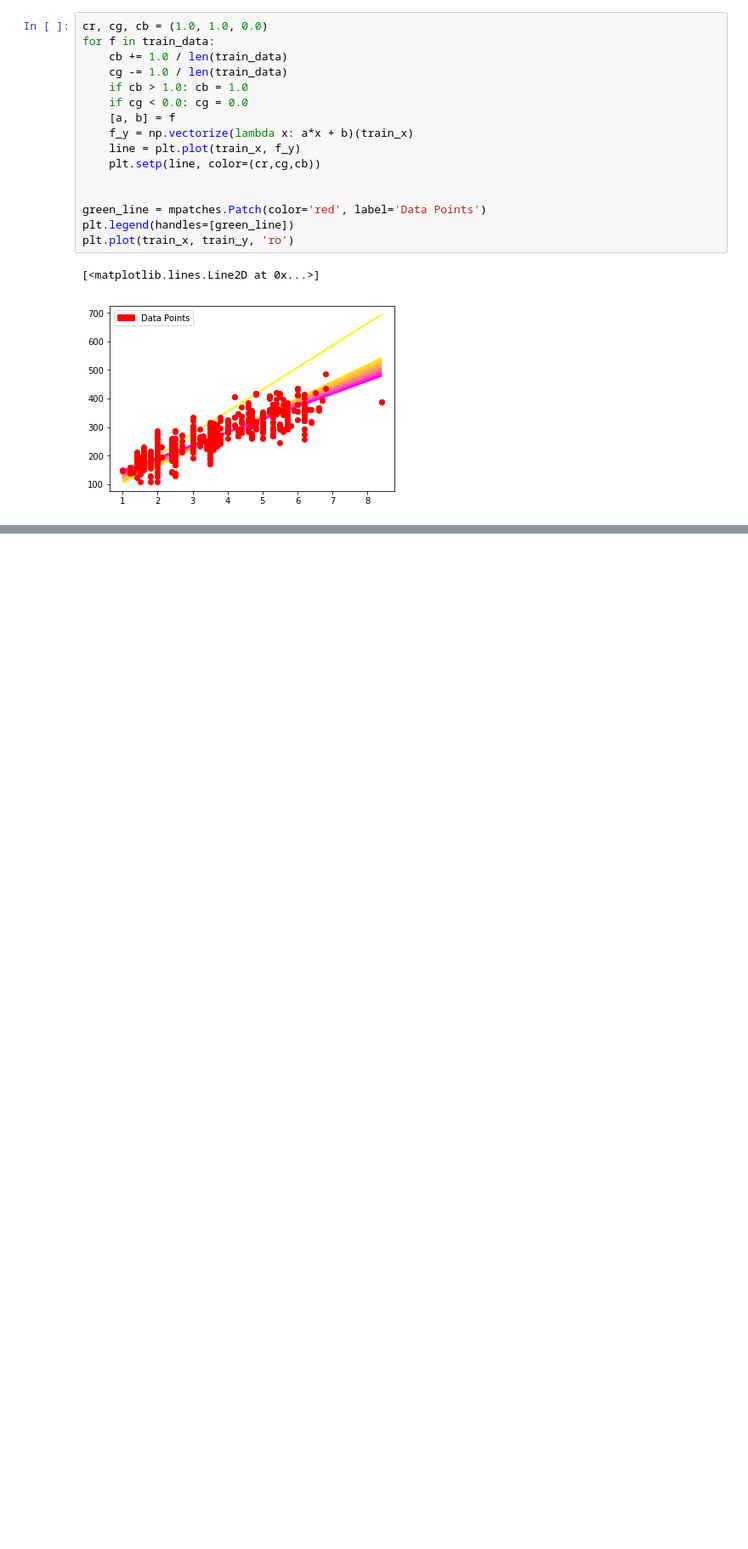
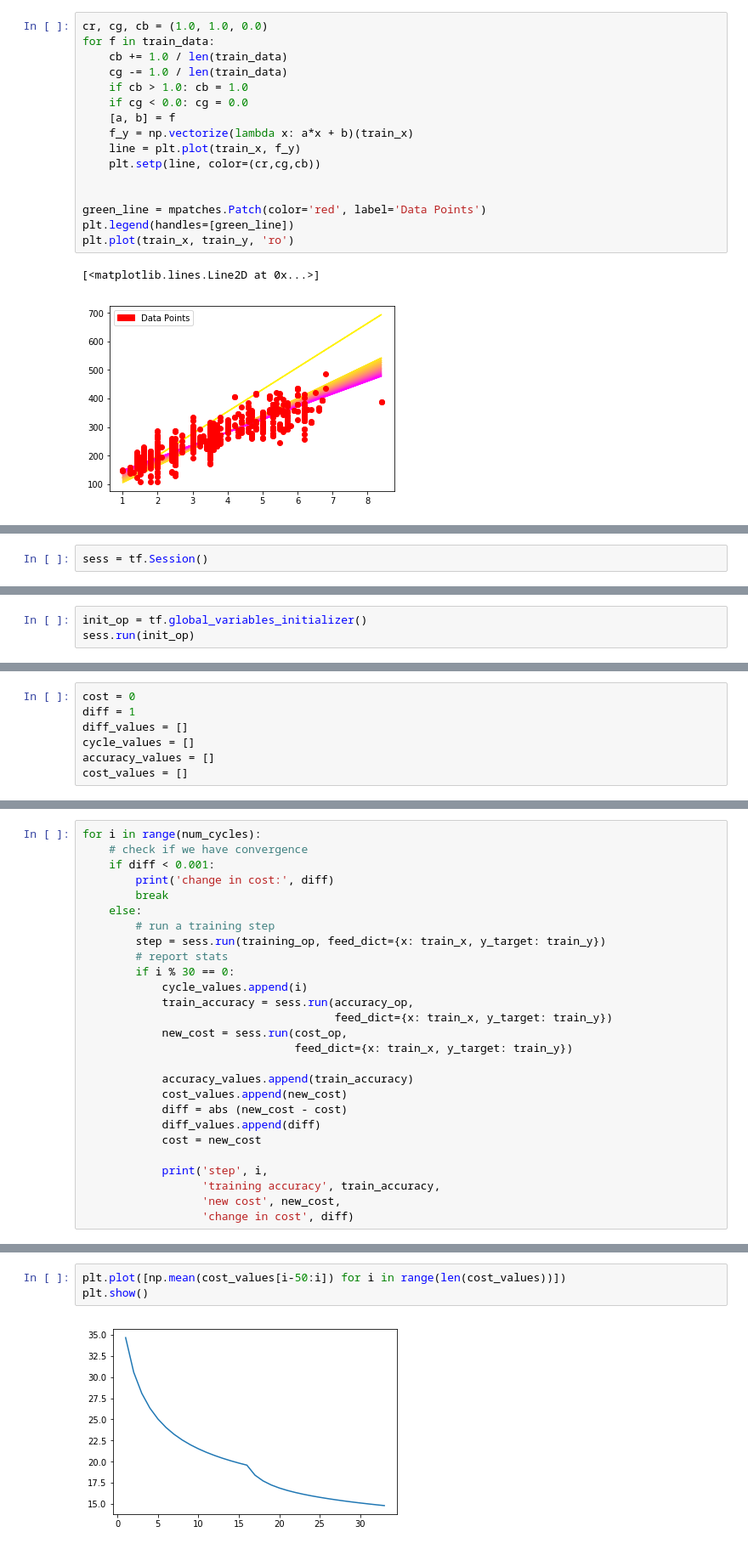
Before and after one commit to nabeelvalley/docs, a Jupyter notebook: dsx-with-python/notebooks/deep-learning-with-tensorflow.ipynb, the cells around one changed output, grey strips where cells are left out. Shown: that part at 85% size. Cells and saved outputs as stored; diff of their text form; blank space fills up the shorter version.

```diff
--- a/dsx-with-python/notebooks/deep-learning-with-tensorflow.ipynb
+++ b/dsx-with-python/notebooks/deep-learning-with-tensorflow.ipynb
@@ -398,0 +553,2 @@ plt.plot(train_x, train_y, 'ro')
+# %%
+sess = tf.Session()
@@ -398,0 +557,3 @@ plt.plot(train_x, train_y, 'ro')
+# %%
+init_op = tf.global_variables_initializer()
+sess.run(init_op)
@@ -398,0 +585,7 @@ plt.plot(train_x, train_y, 'ro')
+# %%
+cost = 0
+diff = 1
+diff_values = []
+cycle_values = []
+accuracy_values = []
+cost_values = []
@@ -398,0 +594,27 @@ plt.plot(train_x, train_y, 'ro')
+# %%
+for i in range(num_cycles):
+    # check if we have convergence
+    if diff < 0.001:
+        print('change in cost:', diff)
+        break
+    else:
+        # run a training step
+        step = sess.run(training_op, feed_dict={x: train_x, y_target: train_y})
+        # report stats
+        if i % 30 == 0:
+            cycle_values.append(i)
+            train_accuracy = sess.run(accuracy_op,
+                                      feed_dict={x: train_x, y_target: train_y})
+            new_cost = sess.run(cost_op,
+                                feed_dict={x: train_x, y_target: train_y})
+
+            accuracy_values.append(train_accuracy)
+            cost_values.append(new_cost)
+            diff = abs (new_cost - cost)
+            diff_values.append(diff)
+            cost = new_cost
+
+            print('step', i,
+                  'training accuracy', train_accuracy,
+                  'new cost', new_cost,
+                  'change in cost', diff)
@@ -398,0 +651,5 @@ plt.plot(train_x, train_y, 'ro')
+# %%
+plt.plot([np.mean(cost_values[i-50:i]) for i in range(len(cost_values))])
+plt.show()
+# %% [output]
+[figure, added]
```
Also changed, not shown: parts of 30 cells of this notebook.
